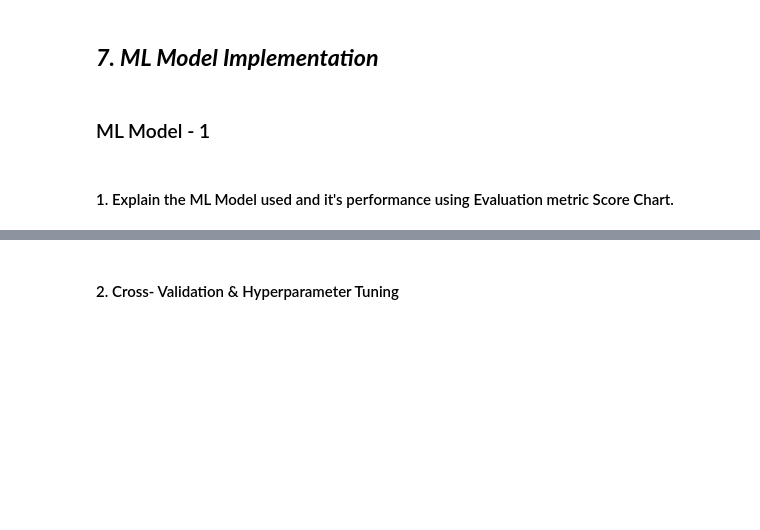
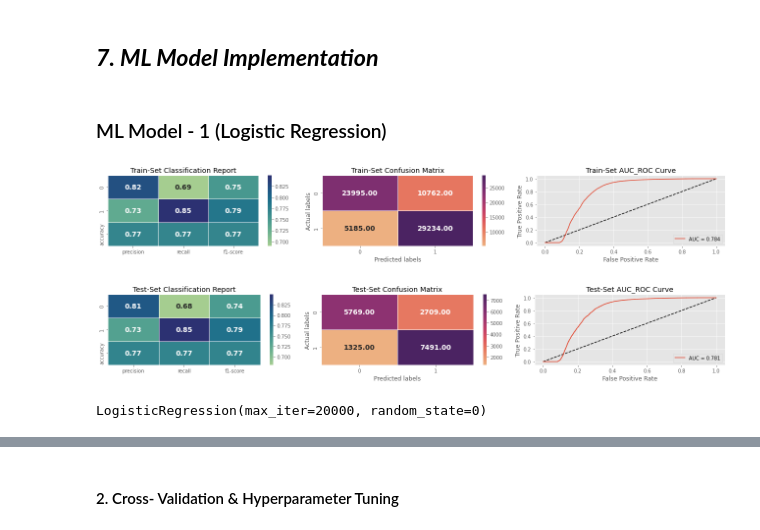
Before and after one commit to Shahrukh2016/Lead_Score_Prediction, a Jupyter notebook: UniAcco_Project.ipynb, the cells around one changed output, grey strips where cells are left out. Drawn from its saved outputs; the diff is of its cells as text; code cells hidden in the pictures; blank space fills up the shorter version.

```diff
--- a/UniAcco_Project.ipynb
+++ b/UniAcco_Project.ipynb
@@ -700,0 +727,10 @@ Answer Here.
+# %%
+# Spliting the data to train and test.
+x= df_new.drop(columns='status',axis=1)
+y= df_new[['status']]
+
+## Importing train_test_split from sklearn
+from sklearn.model_selection import train_test_split
+
+## Spliting data
+x_train, x_test, y_train, y_test = train_test_split(x, y, test_size=0.2, random_state=0, stratify=y)
@@ -732,0 +771,12 @@ Answer Here.
+# %%
+# Importing SMOTE for balancing the dataset
+from imblearn.over_sampling import SMOTE
+
+# Fitting the data
+smote = SMOTE(sampling_strategy='minority', random_state=0)
+x_sm, y_sm = smote.fit_resample(x, y)
+
+# Checking Value counts for both classes Before and After handling Class Imbalance:
+for col,label in [[y,"Before"],[y_sm,'After']]:
+  print(label+' Handling Class Imbalace:')
+  print(col.value_counts(),'\n')
@@ -732,0 +795,3 @@ Answer Here.
+# %%
+# Respliting the dataset after using SMOTE
+x_smote_train, x_smote_test, y_smote_train, y_smote_test = train_test_split(x_sm,y_sm , test_size = 0.2, random_state = 0)
@@ -733,2 +800,12 @@ Answer Here.
+# %%
+# Importing StandardScaler for Data Scaling
+from sklearn.preprocessing import StandardScaler
+
+# Creating object
+std_scaler= StandardScaler()
+
+# Fit and Transform
+x_smote_train= std_scaler.fit_transform(x_smote_train)
+x_smote_test= std_scaler.transform(x_smote_test)
 # %% [markdown]
 ## ***7. ML Model Implementation***
@@ -735,2 +863,2 @@ Answer Here.
 # %% [markdown]
-### ML Model - 1
+### ML Model - 1 (Logistic Regression)
@@ -743,2 +864,0 @@ Answer Here.
-# %% [markdown]
-#### 1. Explain the ML Model used and it's performance using Evaluation metric Score Chart.
@@ -746,0 +865,11 @@ Answer Here.
+# %%
+# Importing LogisticRegression from sklearn
+from sklearn.linear_model import LogisticRegression
+
+# Fitting Logistic Regression Model and Visualizing evaluation Metric Score chart
+logistic_classifier = LogisticRegression(fit_intercept=True, penalty='l2',max_iter=20000,random_state=0)
+analyse_model(logistic_classifier, x_smote_train, x_smote_test, y_smote_train, y_smote_test)
+# %% [output]
+[figure, added]
+[figure, added]
+LogisticRegression(max_iter=20000, random_state=0)
```
Also changed, not shown: parts of 291 cells of this notebook.
